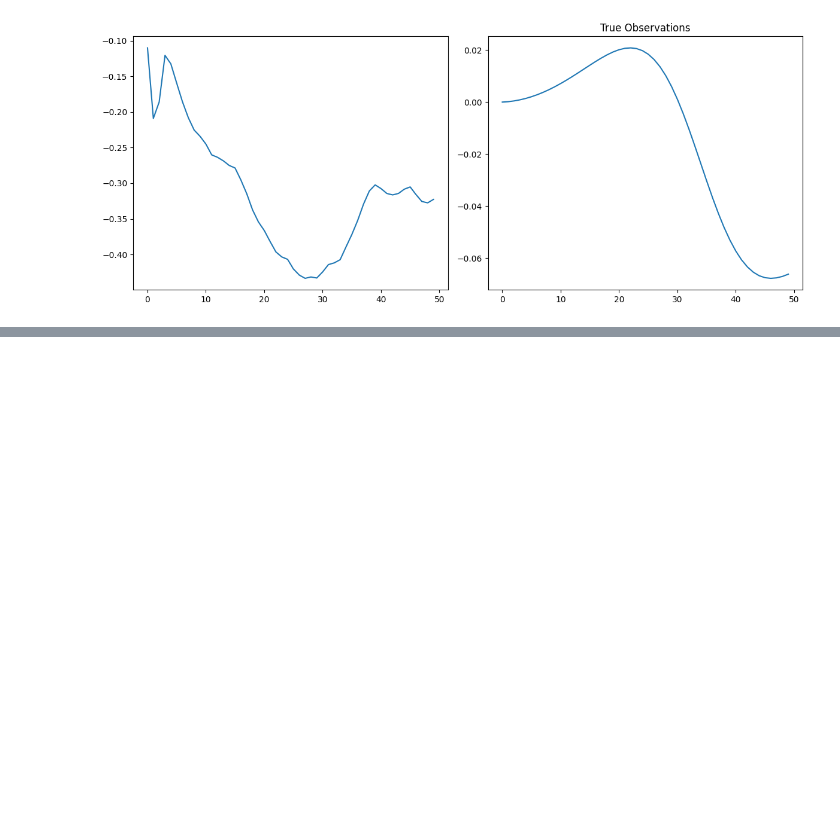
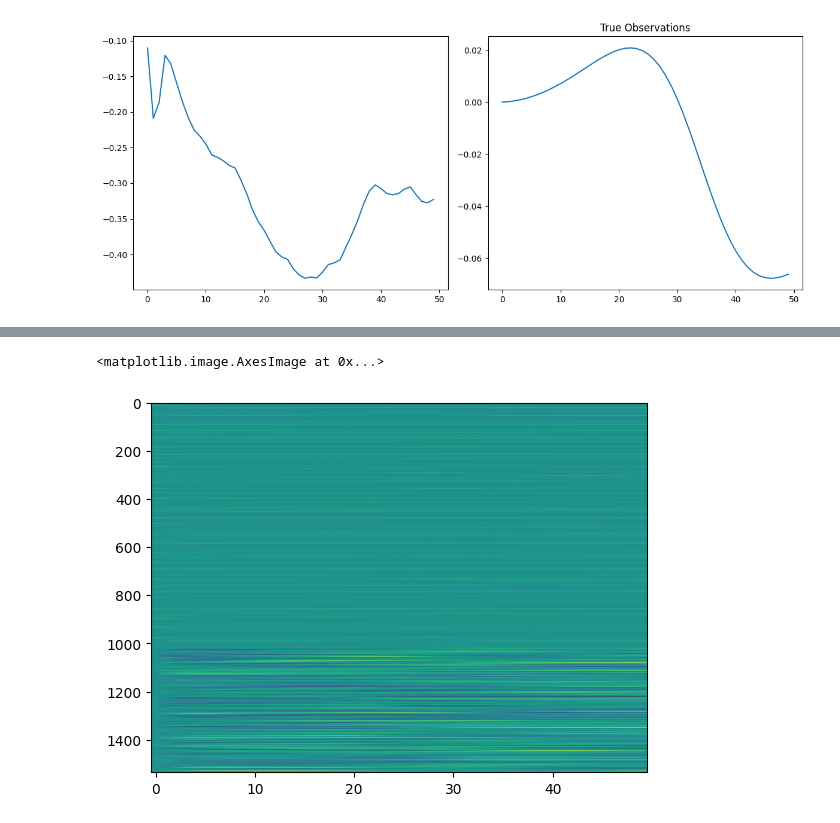
Before and after one commit to dynamical-inference/tdmpc2, a Jupyter notebook: analysis/26-01-21-dreamer_dynamics.ipynb, the cells around one changed output, grey strips where cells are left out. Drawn from its saved outputs; the diff is of its cells as text; code cells hidden in the pictures; blank space fills up the shorter version.

```diff
--- a/analysis/26-01-21-dreamer_dynamics.ipynb
+++ b/analysis/26-01-21-dreamer_dynamics.ipynb
@@ -600,0 +627,5 @@ with open(
+# %%
+plt.imshow(results[(0, 108.0)]['z_true'].T, aspect='auto')
+# %% [output]
+<matplotlib.image.AxesImage at 0x...>
+[figure, added]
```
Also changed, not shown: parts of 25 cells of this notebook.
